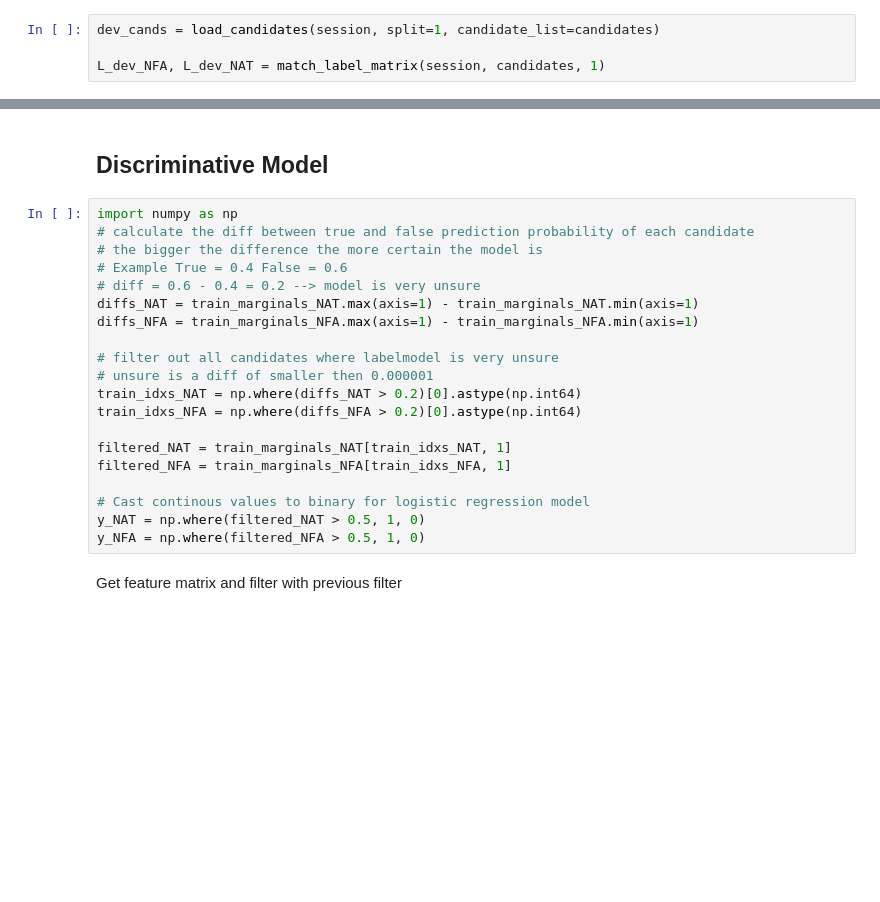
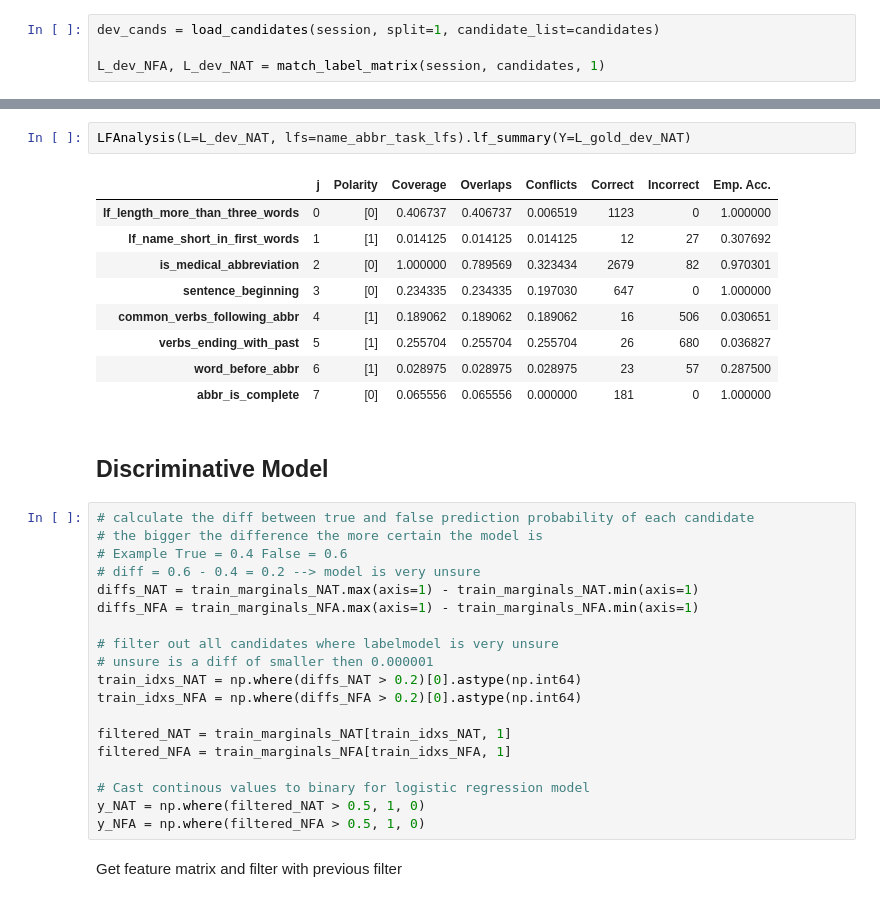
Before and after one commit to MeMo-KBC/bio-medRxiv, a Jupyter notebook: create_label_model.ipynb, the cells around one changed output, grey strips where cells are left out. Saved outputs shown, nothing was run; the diff lists cells and outputs as text; blank space fills up the shorter version.

```diff
--- a/create_label_model.ipynb
+++ b/create_label_model.ipynb
@@ -124,7 +201,18 @@ L_dev_NFA, L_dev_NAT = match_label_matrix(session, candidates, 1)
+# %%
+LFAnalysis(L=L_dev_NAT, lfs=name_abbr_task_lfs).lf_summary(Y=L_gold_dev_NAT)
+# %% [output]
+|  | j | Polarity | Coverage | Overlaps | Conflicts | Correct | Incorrect | Emp. Acc. |
+| lf_length_more_than_three_words | 0 | [0] | 0.406737 | 0.406737 | 0.006519 | 1123 | 0 | 1.000000 |
+| lf_name_short_in_first_words | 1 | [1] | 0.014125 | 0.014125 | 0.014125 | 12 | 27 | 0.307692 |
+| is_medical_abbreviation | 2 | [0] | 1.000000 | 0.789569 | 0.323434 | 2679 | 82 | 0.970301 |
+| sentence_beginning | 3 | [0] | 0.234335 | 0.234335 | 0.197030 | 647 | 0 | 1.000000 |
+| common_verbs_following_abbr | 4 | [1] | 0.189062 | 0.189062 | 0.189062 | 16 | 506 | 0.030651 |
+| verbs_ending_with_past | 5 | [1] | 0.255704 | 0.255704 | 0.255704 | 26 | 680 | 0.036827 |
+| word_before_abbr | 6 | [1] | 0.028975 | 0.028975 | 0.028975 | 23 | 57 | 0.287500 |
+| abbr_is_complete | 7 | [0] | 0.065556 | 0.065556 | 0.000000 | 181 | 0 | 1.000000 |
 # %% [markdown]
 ## Discriminative Model
 # %%
-import numpy as np
 # calculate the diff between true and false prediction probability of each candidate
 # the bigger the difference the more certain the model is
 # Example True = 0.4 False = 0.6
```
Also changed, not shown: parts of 30 cells of this notebook.
